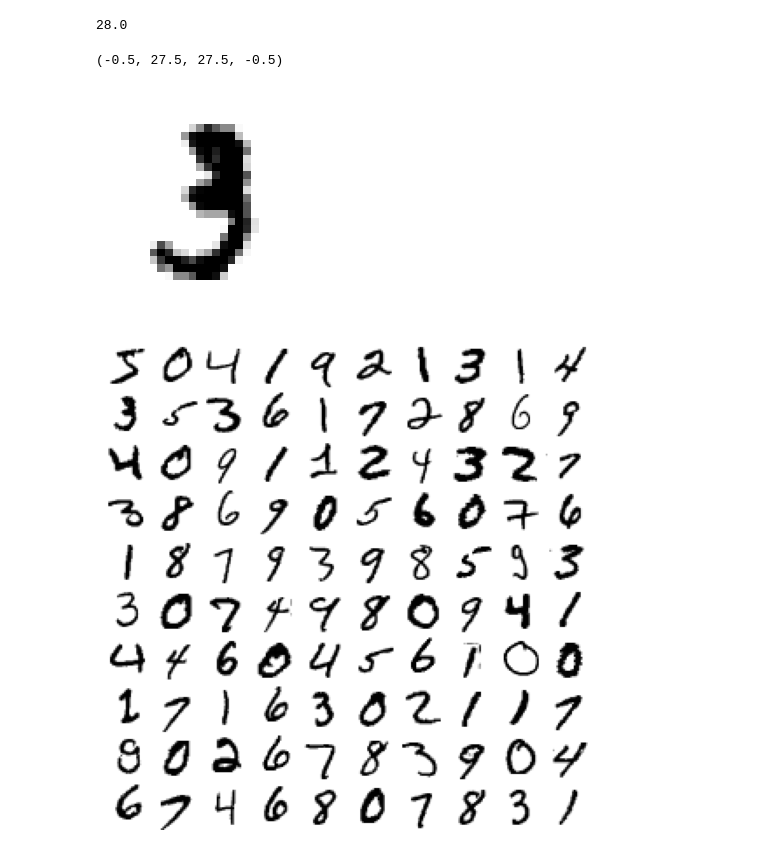
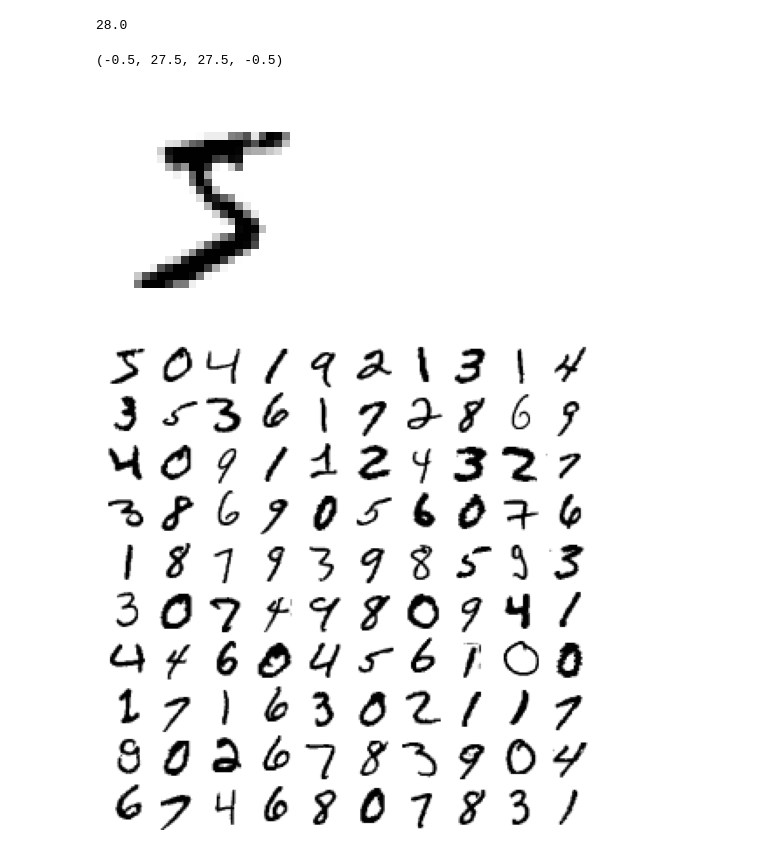
Before and after one commit to EnumaEl/Python, a Jupyter notebook: Hands-on/03_ageron_classification.ipynb, the cells around one changed output. Saved outputs shown, nothing was run; the diff lists cells and outputs as text; code cells hidden in the pictures.

```diff
--- a/Hands-on/03_ageron_classification.ipynb
+++ b/Hands-on/03_ageron_classification.ipynb
@@ -40,13 +40,13 @@ np.sqrt(784)
 # %% [output]
 28.0
 # %%
-some_digit = X[10]
+some_digit = X[0]
 some_digit_image = some_digit.reshape(28,28)
 plt.imshow(some_digit_image, cmap = mpl.cm.binary)
 plt.axis("off")
 # %% [output]
 (-0.5, 27.5, 27.5, -0.5)
-[figure, old version]
+[figure, new version]
 # %%
 # EXTRA
 def plot_digits(instances, images_per_row=10, **options):
```
Also changed, not shown: parts of 17 cells of this notebook.
